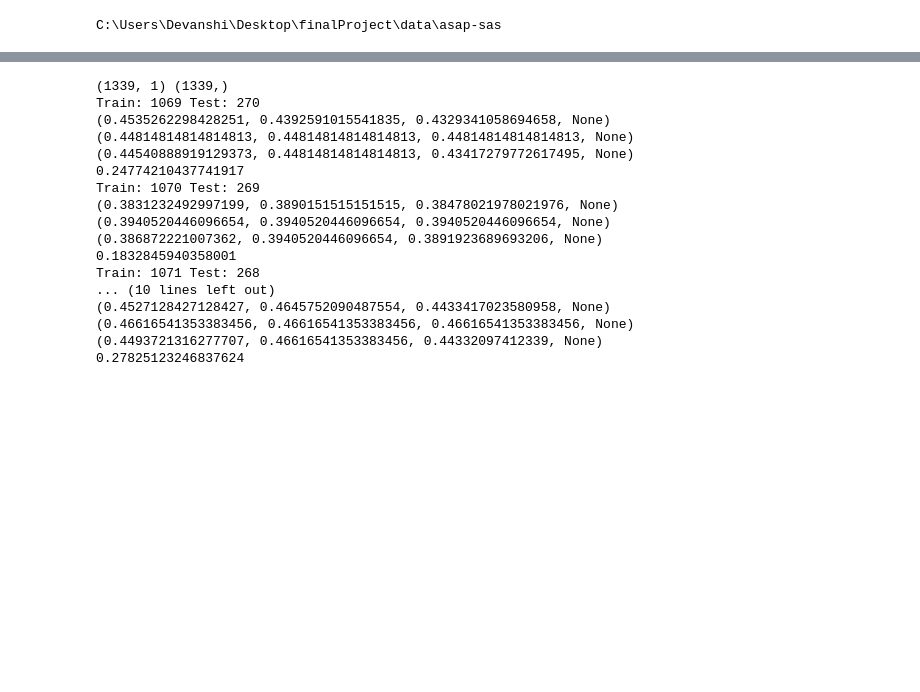
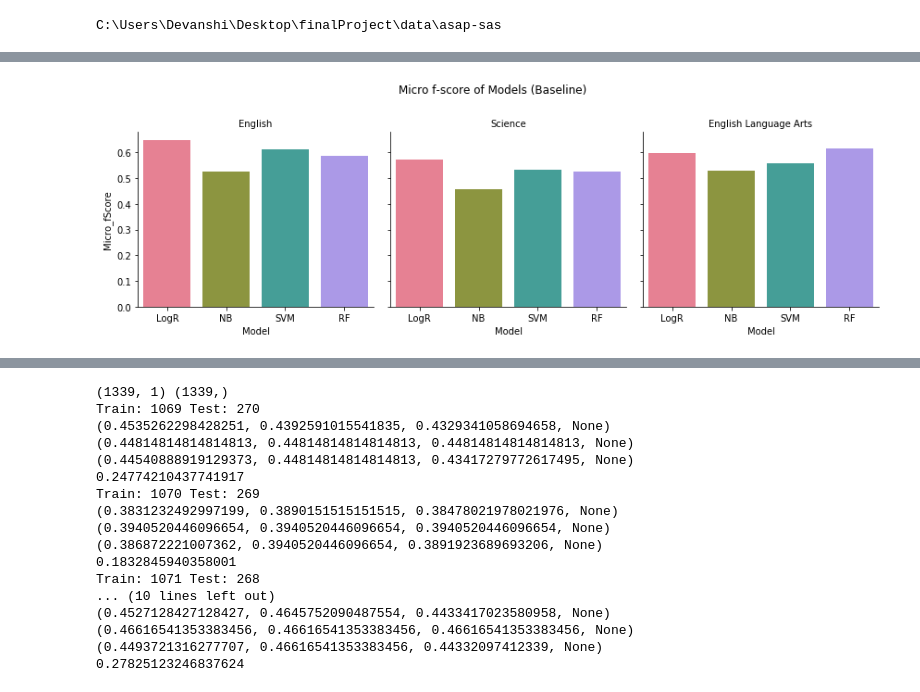
Before and after one commit to devanshi28/finalProject, a Jupyter notebook: experiments/Classification.ipynb, the cells around one changed output, grey strips where cells are left out. Cells and saved outputs as stored; diff of their text form; code cells hidden in the pictures; blank space fills up the shorter version.

```diff
--- a/experiments/Classification.ipynb
+++ b/experiments/Classification.ipynb
@@ -296,0 +66,4 @@ Train: 1071 Test: 268
+# %%
+# Take only essay set 1
+df = df[~(df.subject == 'Biology')]
+print(df.shape)
@@ -296,0 +74,6 @@ Train: 1071 Test: 268
+# %%
+X = df[['EssayText','Score1']].copy()
+X.reset_index(drop=True,inplace=True)
+y= X.pop('Score1')
+
+print(X.shape, y.shape)
@@ -296,0 +92,18 @@ Train: 1071 Test: 268
+# %%
+#5-fold cross validation
+kf = KFold(n_splits=5, shuffle=True)
+# %%
+def get_evaluation_metrics(y_test, y_pred):
+
+    #macro-average will compute the metric independently for each class and then take the average (hence treating all classes equally)
+    macro_precision, macro_recall, macro_fscore, _ = precision_recall_fscore_support(y_test, y_pred, average='macro')
+
+    #micro-average will aggregate the contributions of all classes to compute the average metric
+    micro_precision, micro_recall, micro_fscore, _ = precision_recall_fscore_support(y_test, y_pred, average='micro')
+
+    #print(precision_recall_fscore_support(y_test, y_pred, average='weighted'))
+    cohens_kappa = cohen_kappa_score(y_test, y_pred)
+
+    return {'Macro_Precision':macro_precision, 'Macro_Recall': macro_recall,'Macro_fScore':macro_fscore,
+             'Micro_Precision':micro_precision, 'Micro_Recall':micro_recall,'Micro_fScore':micro_fscore,
+             'Cohens_Kappa':cohens_kappa}
@@ -296,0 +355,14 @@ Train: 1071 Test: 268
+# %%
+#Make plots
+g = sns.catplot(x="Model", y="Micro_fScore", data=baseline_mdl_results,
+                col='Subject',hue="Model", kind="bar",
+                palette="husl", dodge=False, height=4)
+g.set_titles(row_template = '{row_name}', col_template = '{col_name}')
+
+
+plt.subplots_adjust(top=0.8)
+g.fig.suptitle('Micro f-score of Models (Baseline)') # can also get the figure from plt.gcf()
+
+plt.savefig(figureFolder/"baseline_content/Baseline_perModel_Content.svg", format="svg", bbox_inches='tight')
+# %% [output]
+[figure, added]
```
Also changed, not shown: parts of 54 cells of this notebook.
